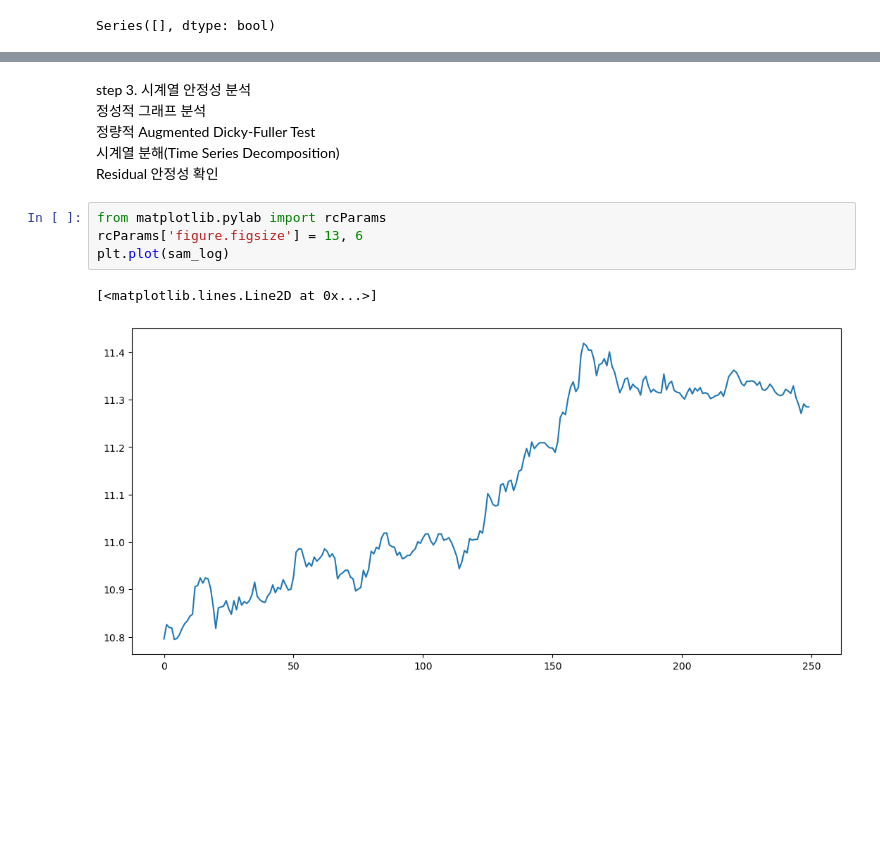
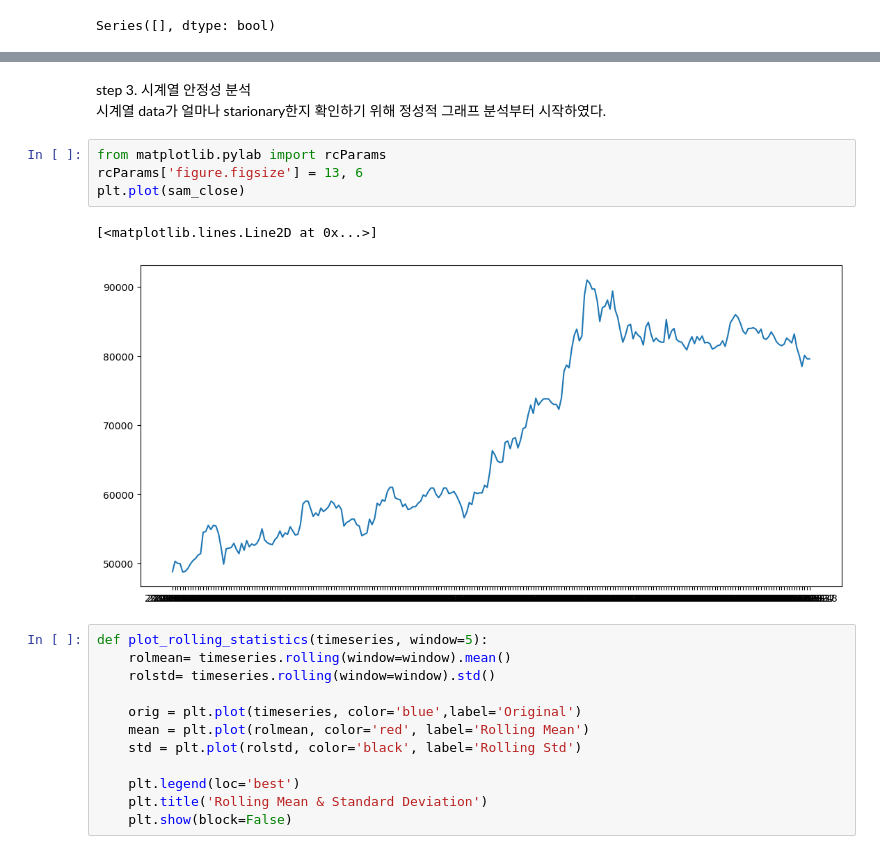
Before and after one commit to doldol1/edu-repo, a Jupyter notebook: [E-04]ARIMA_model.ipynb, the cells around one changed output, grey strips where cells are left out. Cells and saved outputs as stored; diff of their text form; blank space fills up the shorter version.

```diff
--- a/[E-04]ARIMA_model.ipynb
+++ b/[E-04]ARIMA_model.ipynb
@@ -117,13 +108,22 @@ sns.kdeplot(sam_log)
 # %% [markdown]
 step 3. 시계열 안정성 분석
-정성적 그래프 분석
-정량적 Augmented Dicky-Fuller Test
-시계열 분해(Time Series Decomposition)
-Residual 안정성 확인
+시계열 data가 얼마나 starionary한지 확인하기 위해 정성적 그래프 분석부터 시작하였다.
 # %%
 from matplotlib.pylab import rcParams
 rcParams['figure.figsize'] = 13, 6
-plt.plot(sam_log)
+plt.plot(sam_close)
 # %% [output]
 [<matplotlib.lines.Line2D at 0x...>]
-[figure, old version]
+[figure, new version]
+# %%
+def plot_rolling_statistics(timeseries, window=5):
+    rolmean= timeseries.rolling(window=window).mean()
+    rolstd= timeseries.rolling(window=window).std()
+
+    orig = plt.plot(timeseries, color='blue',label='Original')
+    mean = plt.plot(rolmean, color='red', label='Rolling Mean')
+    std = plt.plot(rolstd, color='black', label='Rolling Std')
+
+    plt.legend(loc='best')
+    plt.title('Rolling Mean & Standard Deviation')
+    plt.show(block=False)
```
Also changed, not shown: parts of 21 cells of this notebook, 1 other file.
